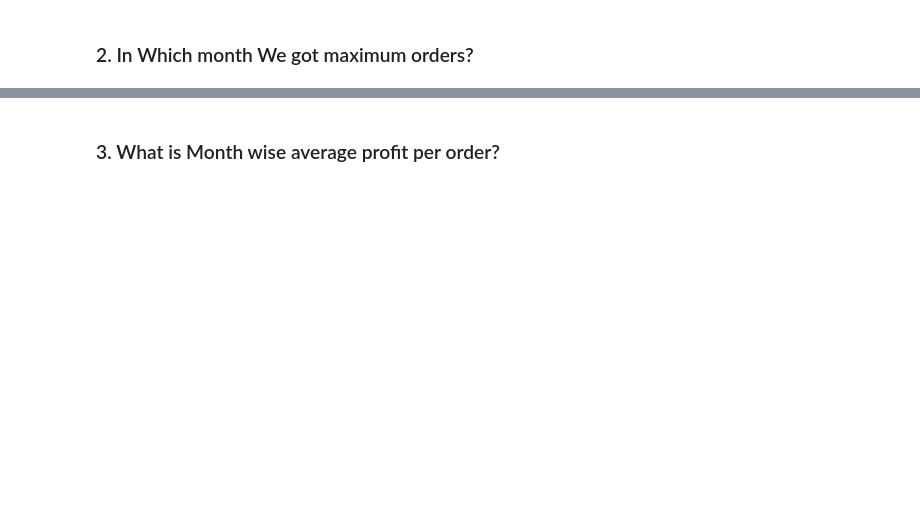
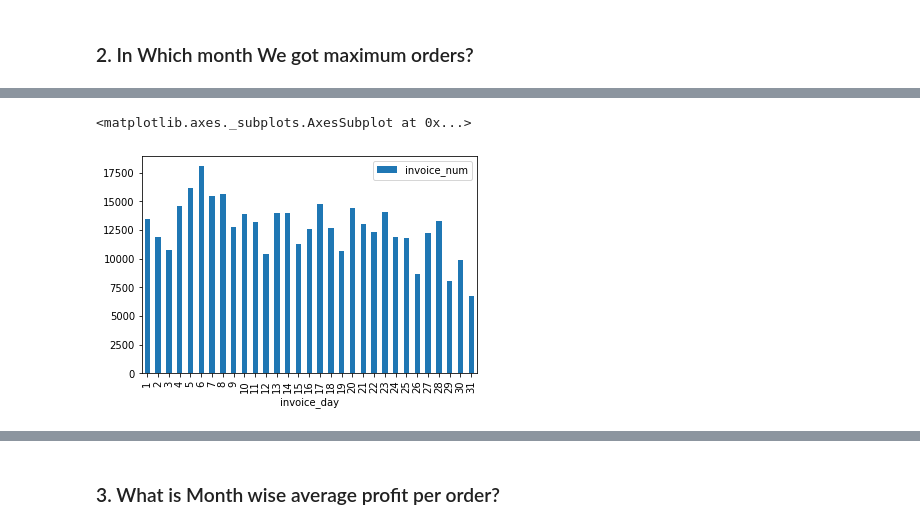
Before and after one commit to bhadreshpsavani/ExploringDataScience, a Jupyter notebook: Analyse_Ecommerece_Data.ipynb, the cells around one changed output, grey strips where cells are left out. Saved outputs shown, nothing was run; the diff lists cells and outputs as text; code cells hidden in the pictures; blank space fills up the shorter version.

```diff
--- a/Analyse_Ecommerece_Data.ipynb
+++ b/Analyse_Ecommerece_Data.ipynb
@@ -328,0 +357,5 @@ df.pivot_table(index='invoice_month', values='invoice_num', aggfunc='count').plo
+# %%
+df.pivot_table(index='invoice_day', values='invoice_num', aggfunc='count').plot.bar()
+# %% [output]
+<matplotlib.axes._subplots.AxesSubplot at 0x...>
+[figure, added]
```
Also changed, not shown: parts of 8 cells of this notebook.
